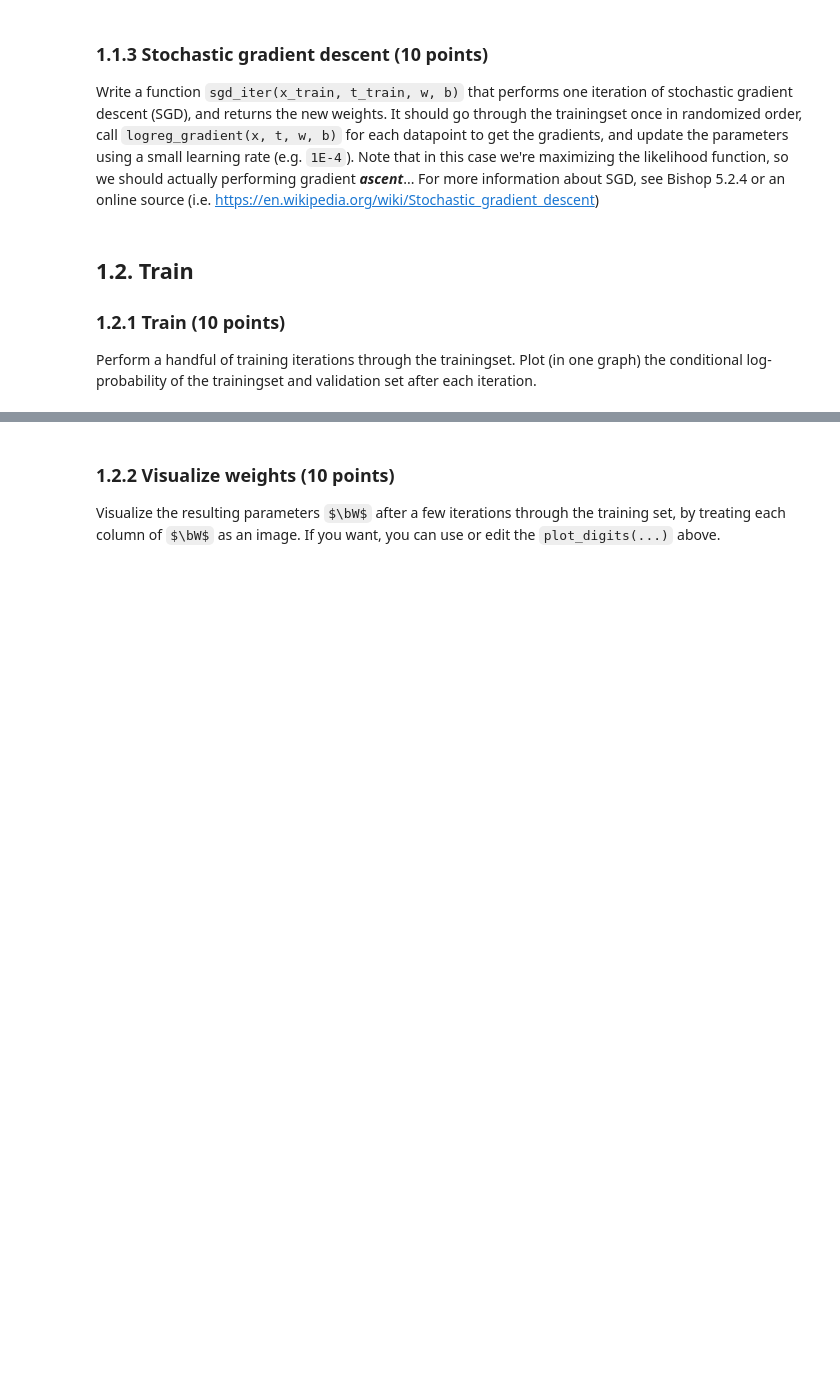
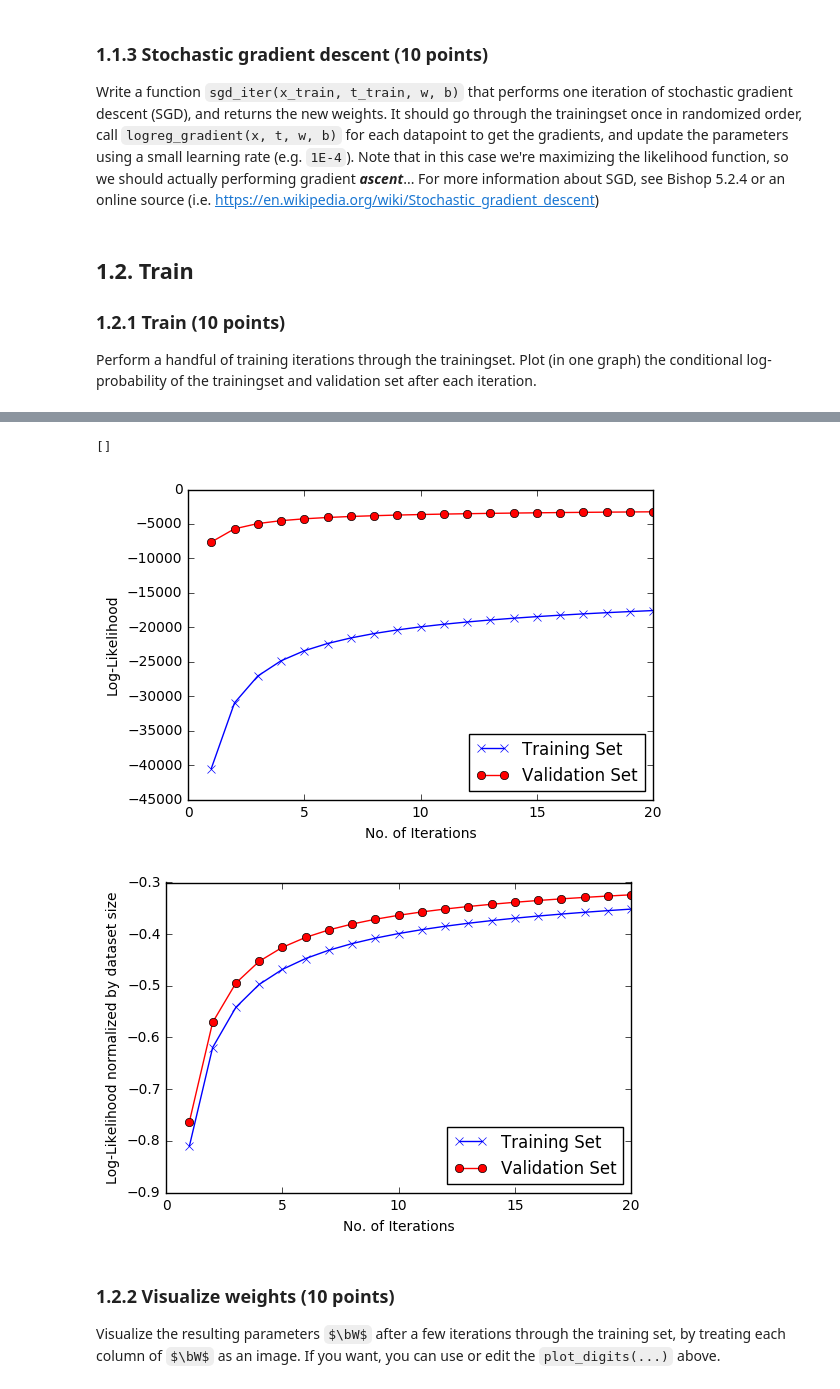
Before and after one commit to Vasileios-Charatsidis/machine_learning_1_labs, a Jupyter notebook: hw2/lab02_KIANFAR_MIRONENCO.ipynb, the cells around one changed output, grey strips where cells are left out. Drawn from its saved outputs; the diff is of its cells as text; code cells hidden in the pictures; some formulas as TeX source; blank space fills up the shorter version.

```diff
--- a/hw2/lab02_KIANFAR_MIRONENCO.ipynb
+++ b/hw2/lab02_KIANFAR_MIRONENCO.ipynb
@@ -216,19 +233,19 @@ print x_train[0].shape
 
 Write a function `sgd_iter(x_train, t_train, w, b)` that performs one iteration of stochastic gradient descent (SGD), and returns the new weights. It should go through the trainingset once in randomized order, call `logreg_gradient(x, t, w, b)` for each datapoint to get the gradients, and update the parameters using a small learning rate (e.g. `1E-4`). Note that in this case we're maximizing the likelihood function, so we should actually performing gradient ___ascent___... For more information about SGD, see Bishop 5.2.4 or an online source (i.e. https://en.wikipedia.org/wiki/Stochastic_gradient_descent)
 # %%
-def dummy_encoding(x):
-    a = np.zeros(10)
-    a[x] = 1
-    return a
-
 def sgd_iter(x_train, t_train, w, b):
+    """
+    :x_train: - 50000x784 dataset of images.
+    :t_train: - 50000x10 labels for the dataset.
+    :w: - 784x10 weights matrix.
+    :b: - 10x1 bias unit.
+    """
     learning_rate = 1E-4
     for datapoint, label in zip(x_train, t_train):
-        encoded_label = dummy_encoding(label).reshape((10,1))
-        gradients, biases = logreg_gradient(datapoint, encoded_label, w, b)
+        w_gradient, b_gradient = logreg_gradient(datapoint, label, w, b)
 
-        w += learning_rate * gradients
-        b += learning_rate * biases
+        w += learning_rate * w_gradient
+        b += learning_rate * b_gradient
 
     return w, b
 # %% [markdown]
@@ -243,3 +320,31 @@ NameError: name 'optimum_w' is not defined
+# %%
+def plot_model(iterations=20):
+    # Train to find optimum w,b
+    W_optima, b_optima, lp_tr, lp_val = train_model(x_train[:,:], t_train[:], x_valid[:,:], t_valid[:], iterations)
+
+    # Plot without normalization.
+    fig = plt.figure()
+    plt.plot(range(1,max_iter+1),lp_tr,'bx-')
+    plt.plot(range(1,max_iter+1),lp_val,'ro-')
+    plt.legend(['Training Set', 'Validation Set'],loc='lower right')
+    plt.xlabel('No. of Iterations')
+    plt.ylabel('Log-Likelihood')
+    plt.plot()
+
+    # Normalize by dataset size
+    fig = plt.figure()
+    plt.plot(range(1,max_iter+1),lp_tr/x_train.shape[0],'bx-')
+    plt.plot(range(1,max_iter+1),lp_val/x_valid.shape[0],'ro-')
+    plt.legend(['Training Set', 'Validation Set'],loc='lower right')
+    plt.xlabel('No. of Iterations')
+    plt.ylabel('Log-Likelihood normalized by dataset size')
+    plt.plot()
+
+plot_model(20)
+# %% [output]
+[]
+[figure, added]
+[figure, added]
 # %% [markdown]
 ### 1.2.2 Visualize weights (10 points)
 Visualize the resulting parameters $\bW$ after a few iterations through the training set, by treating each column of $\bW$ as an image. If you want, you can use or edit the `plot_digits(...)` above.
```
Also changed, not shown: parts of 6 cells of this notebook.
